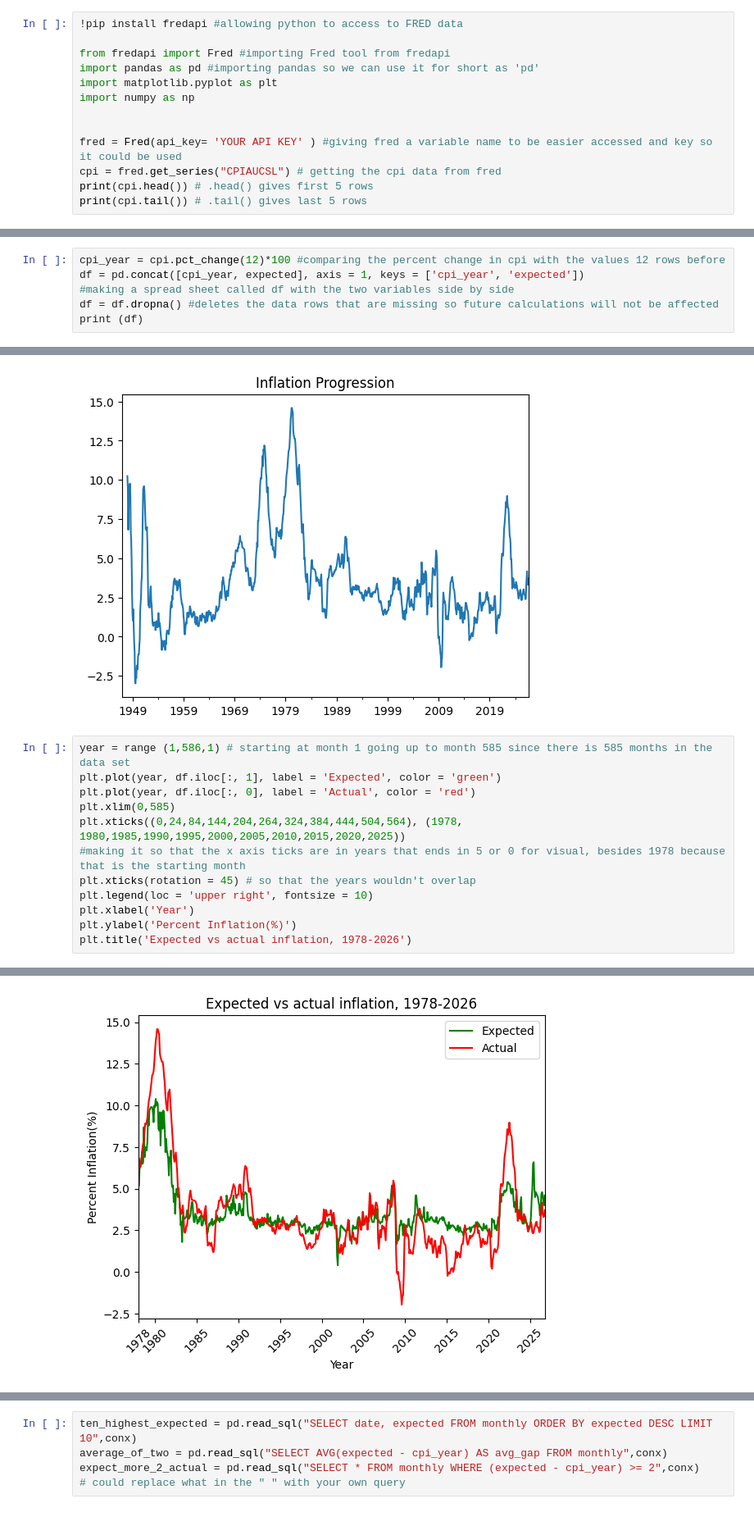
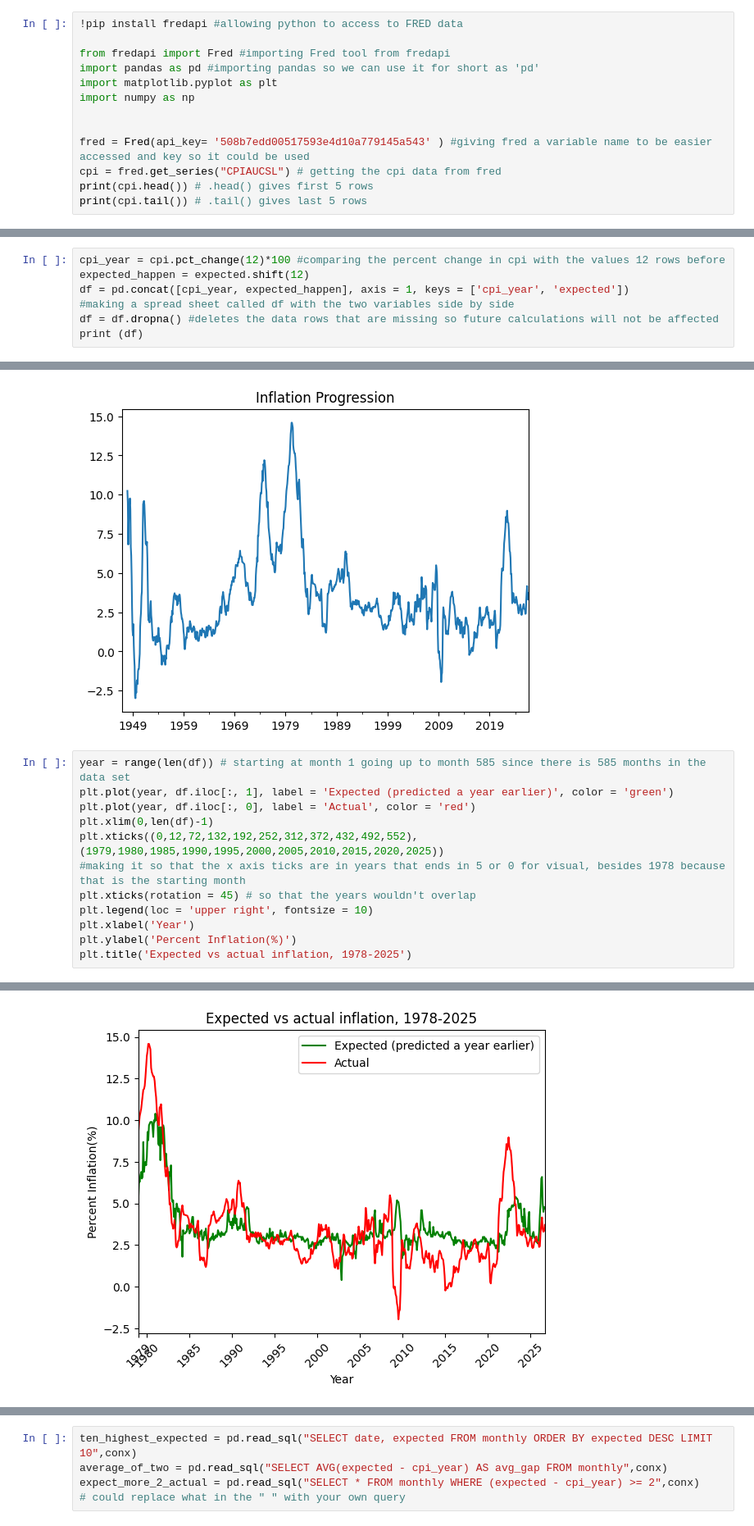
Before and after one commit to c-zhang12/inflation-expectations, a Jupyter notebook: Inflation_expectations_analysis.ipynb, the cells around one changed output, grey strips where cells are left out. Shown at 82% size. Saved outputs shown, nothing was run; the diff lists cells and outputs as text.

```diff
--- a/Inflation_expectations_analysis.ipynb
+++ b/Inflation_expectations_analysis.ipynb
@@ -7,7 +7,7 @@ import matplotlib.pyplot as plt
 import numpy as np
 
 
-fred = Fred(api_key= 'YOUR API KEY' ) #giving fred a variable name to be easier accessed and key so it could be used
+fred = Fred(api_key= '508b7edd00517593e4d10a779145a543' ) #giving fred a variable name to be easier accessed and key so it could be used
 cpi = fred.get_series("CPIAUCSL") # getting the cpi data from fred
 print(cpi.head()) # .head() gives first 5 rows
 print(cpi.tail()) # .tail() gives last 5 rows
@@ -76,7 +76,8 @@ expected.plot(title= 'Expected Inflation% Progression', xlabel = 'Year', ylabel=
 [figure]
 # %%
 cpi_year = cpi.pct_change(12)*100 #comparing the percent change in cpi with the values 12 rows before
-df = pd.concat([cpi_year, expected], axis = 1, keys = ['cpi_year', 'expected'])
+expected_happen = expected.shift(12)
+df = pd.concat([cpi_year, expected_happen], axis = 1, keys = ['cpi_year', 'expected'])
 #making a spread sheet called df with the two variables side by side
 df = df.dropna() #deletes the data rows that are missing so future calculations will not be affected
 print (df)
@@ -101,15 +102,15 @@ cpi_year.plot(title = 'Inflation Progression')
 <Axes: title={'center': 'Inflation Progression'}>
 [figure]
 # %%
-year = range (1,586,1) # starting at month 1 going up to month 585 since there is 585 months in the data set
-plt.plot(year, df.iloc[:, 1], label = 'Expected', color = 'green')
+year = range(len(df)) # starting at month 1 going up to month 585 since there is 585 months in the data set
+plt.plot(year, df.iloc[:, 1], label = 'Expected (predicted a year earlier)', color = 'green')
 plt.plot(year, df.iloc[:, 0], label = 'Actual', color = 'red')
-plt.xlim(0,585)
-plt.xticks((0,24,84,144,204,264,324,384,444,504,564), (1978, 1980,1985,1990,1995,2000,2005,2010,2015,2020,2025))
+plt.xlim(0,len(df)-1)
+plt.xticks((0,12,72,132,192,252,312,372,432,492,552), (1979,1980,1985,1990,1995,2000,2005,2010,2015,2020,2025))
 #making it so that the x axis ticks are in years that ends in 5 or 0 for visual, besides 1978 because that is the starting month
 plt.xticks(rotation = 45) # so that the years wouldn't overlap
 plt.legend(loc = 'upper right', fontsize = 10)
 plt.xlabel('Year')
 plt.ylabel('Percent Inflation(%)')
-plt.title('Expected vs actual inflation, 1978-2026')
+plt.title('Expected vs actual inflation, 1978-2025')
 # %% [output]
@@ -117,4 +118,4 @@ Text(0.5, 1.0, 'Expected vs actual inflation, 1978-2026')
-[figure, old version]
+[figure, new version]
 # %%
 plt.scatter(df.iloc[:,0],df.iloc[:,1])
 plt.xlabel("Actual inflation (%)")
```
Also changed, not shown: parts of 7 cells of this notebook.
